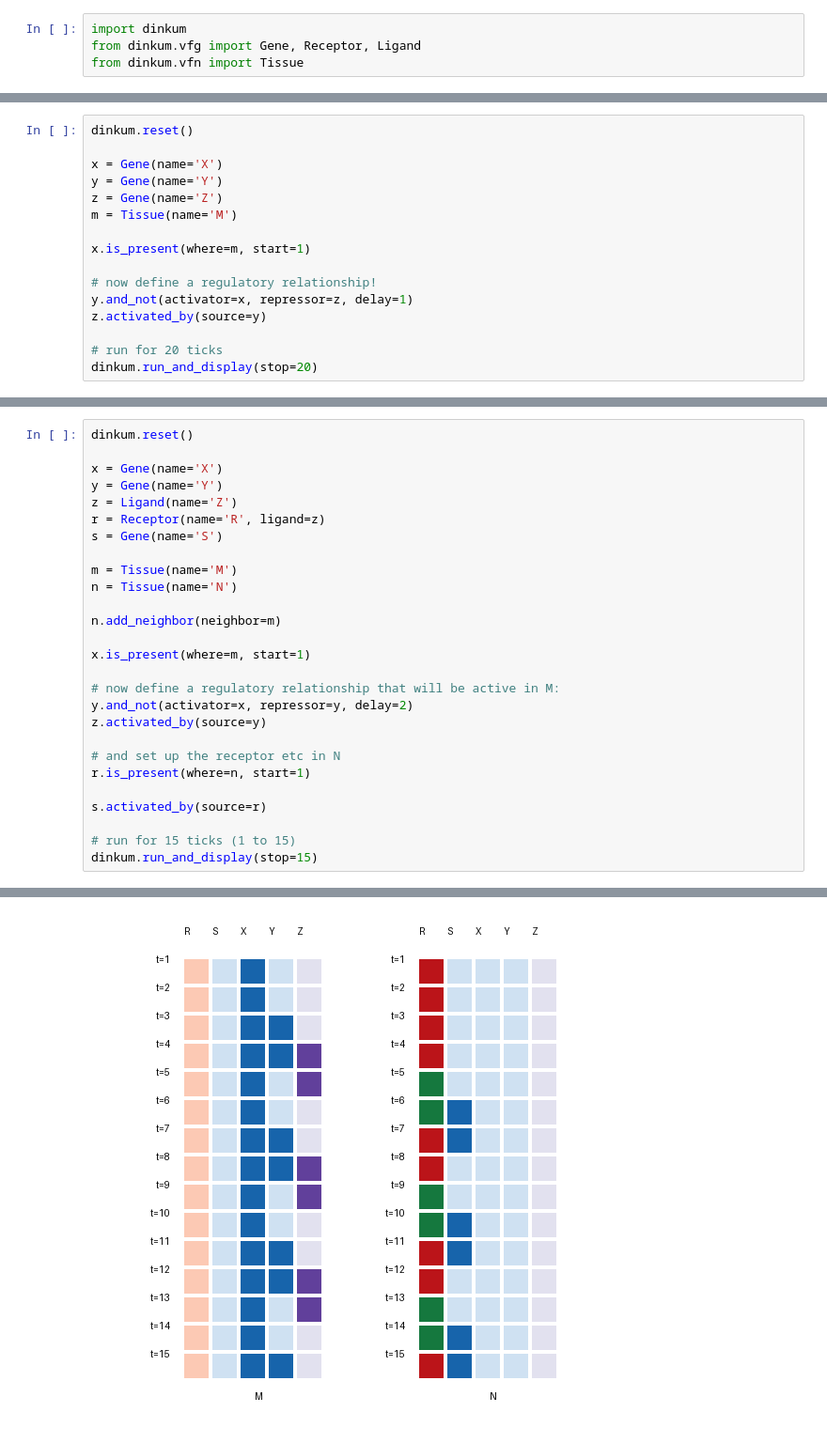
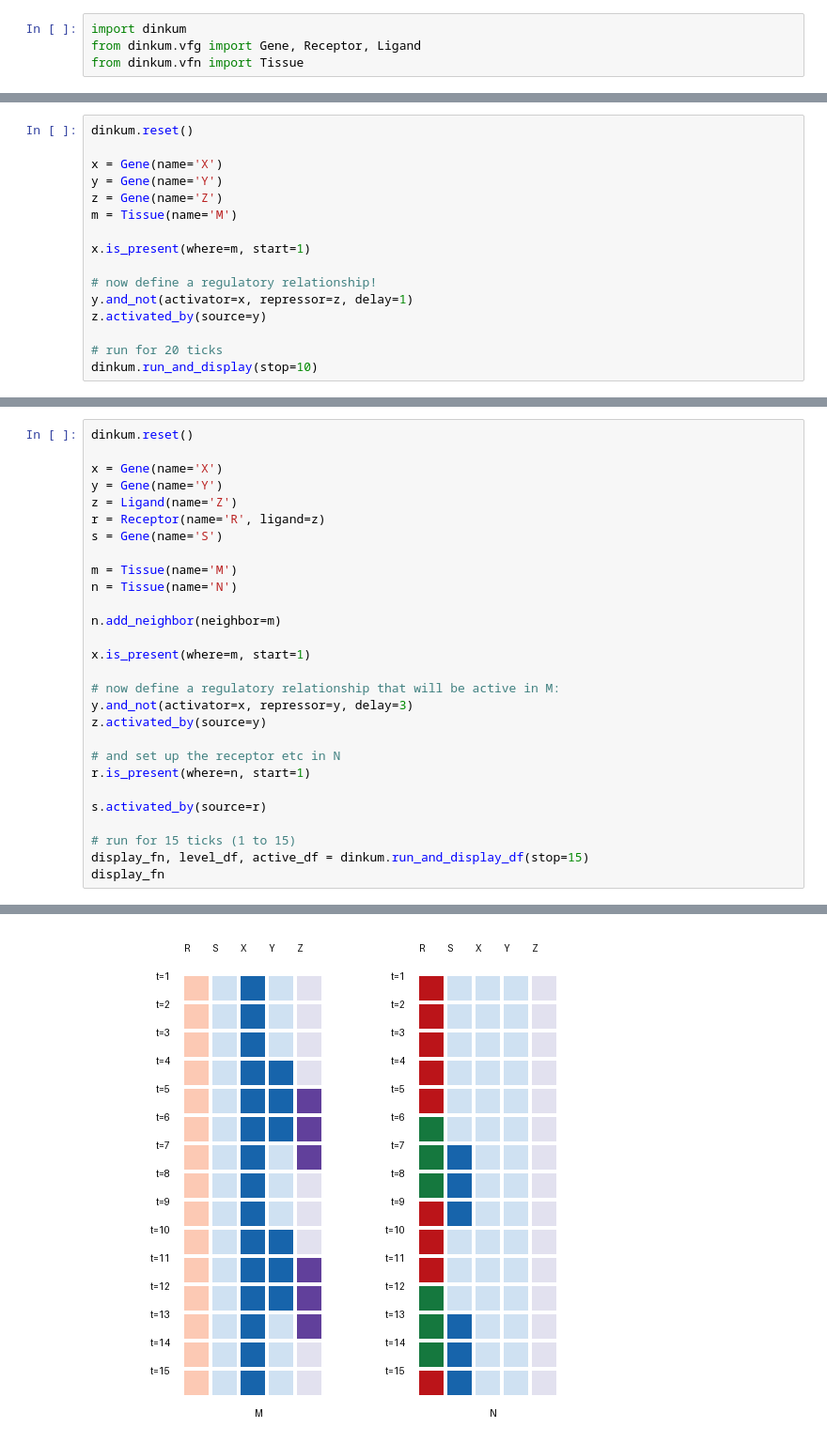
Before and after one commit to dinkum-bio/dinkum, a Jupyter notebook: notebooks/2-simple-oscillation.ipynb, the cells around one changed output, grey strips where cells are left out. Shown at 94% size. Cells and saved outputs as stored; diff of their text form.

```diff
--- a/notebooks/2-simple-oscillation.ipynb
+++ b/notebooks/2-simple-oscillation.ipynb
@@ -23,5 +23,5 @@ y.and_not(activator=x, repressor=z, delay=1)
 z.activated_by(source=y)
 
 # run for 20 ticks
-dinkum.run_and_display(stop=20)
+dinkum.run_and_display(stop=10)
 # %% [output]
@@ -51,7 +51,7 @@ n.add_neighbor(neighbor=m)
 x.is_present(where=m, start=1)
 
 # now define a regulatory relationship that will be active in M:
-y.and_not(activator=x, repressor=y, delay=2)
+y.and_not(activator=x, repressor=y, delay=3)
 z.activated_by(source=y)
 
 # and set up the receptor etc in N
@@ -60,5 +60,6 @@ r.is_present(where=n, start=1)
 s.activated_by(source=r)
 
 # run for 15 ticks (1 to 15)
-dinkum.run_and_display(stop=15)
+display_fn, level_df, active_df = dinkum.run_and_display_df(stop=15)
+display_fn
 # %% [output]
@@ -66,2 +67,2 @@ initializing: dinkum v0.4.1
 start=1 stop=15
-[figure, old version]
+[figure, new version]
```
Also changed, not shown: parts of 3 cells of this notebook, 3 other files.
